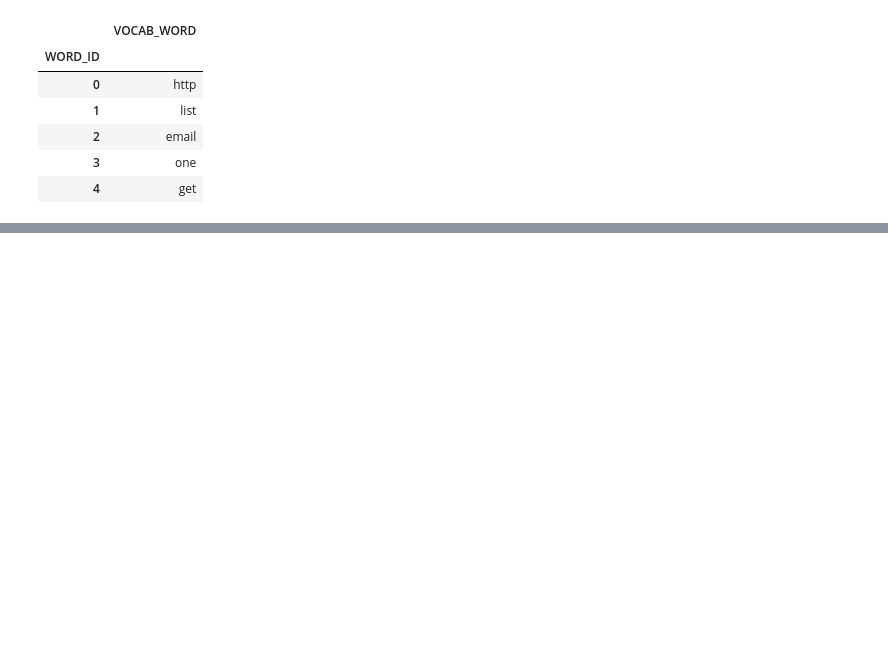
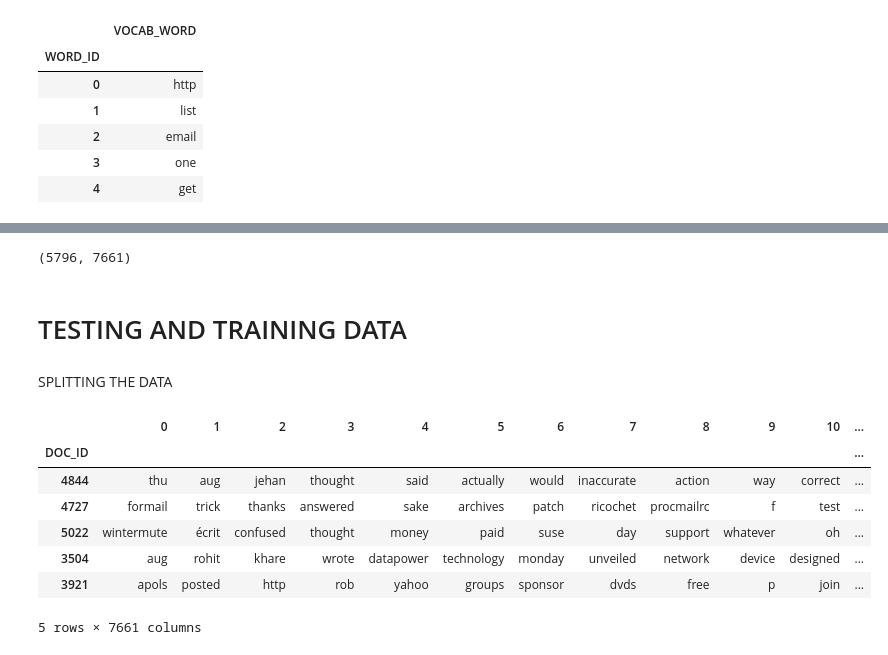
Before and after one commit to KumarGaurav20/Spam-Emails, a Jupyter notebook: Spam_Filteration.ipynb, the cells around one changed output, grey strips where cells are left out. Cells and saved outputs as stored; diff of their text form; code cells hidden in the pictures; blank space fills up the shorter version.

Commit message:
Training And Splitting

```diff
--- a/Spam_Filteration.ipynb
+++ b/Spam_Filteration.ipynb
@@ -356,0 +379,4 @@ vocab.to_csv(WORD_ID_FILE, index_label=vocab.index.name, header=vocab.VOCAB_WORD
+# %%
+stemmed_nested_list2 = data_combined.Message.apply(clean_msg_no_html)
+word_columns_df= pd.DataFrame.from_records(stemmed_nested_list2.tolist()) #from_records accepts list, tupple, dict etc and makes it a df
+word_columns_df.head()
@@ -356,0 +393,23 @@ vocab.to_csv(WORD_ID_FILE, index_label=vocab.index.name, header=vocab.VOCAB_WORD
+# %%
+word_columns_df.shape
+# %% [output]
+(5796, 7661)
+# %% [markdown]
+# TESTING AND TRAINING DATA
+# %% [markdown]
+SPLITTING THE DATA
+# %%
+# from sklearn.model import train_test_split
+X_train, X_test, y_train, y_test = train_test_split(word_columns_df, data_combined.Category, test_size=0.3, random_state=42)
+# %%
+X_train.index.name = X_test.index.name = 'DOC_ID'
+X_train.head()
+# %% [output]
+|  | 0 | 1 | 2 | 3 | 4 | 5 | 6 | 7 | 8 | 9 | 10 | ... |
+| DOC_ID |  |  |  |  |  |  |  |  |  |  |  | ... |
+| 4844 | thu | aug | jehan | thought | said | actually | would | inaccurate | action | way | correct | ... |
+| 4727 | formail | trick | thanks | answered | sake | archives | patch | ricochet | procmailrc | f | test | ... |
+| 5022 | wintermute | écrit | confused | thought | money | paid | suse | day | support | whatever | oh | ... |
+| 3504 | aug | rohit | khare | wrote | datapower | technology | monday | unveiled | network | device | designed | ... |
+| 3921 | apols | posted | http | rob | yahoo | groups | sponsor | dvds | free | p | join | ... |
+5 rows × 7661 columns
```
Also changed, not shown: parts of 17 cells of this notebook.
